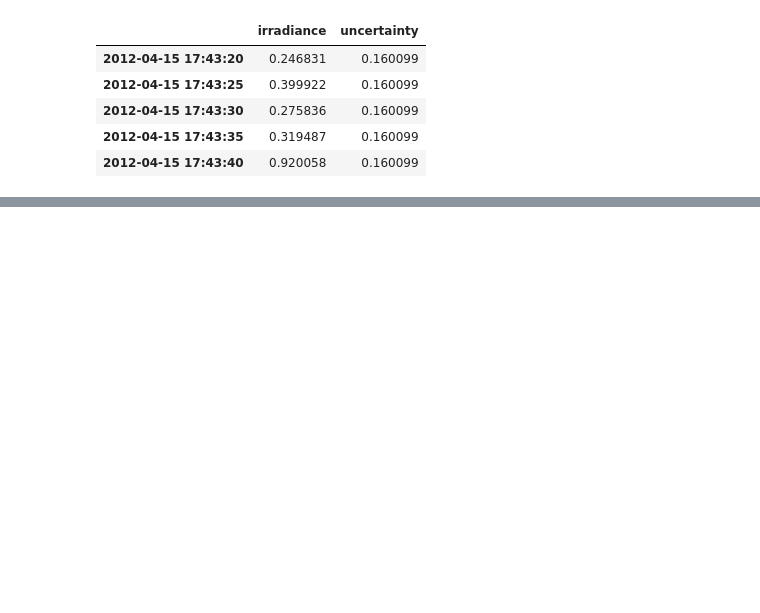
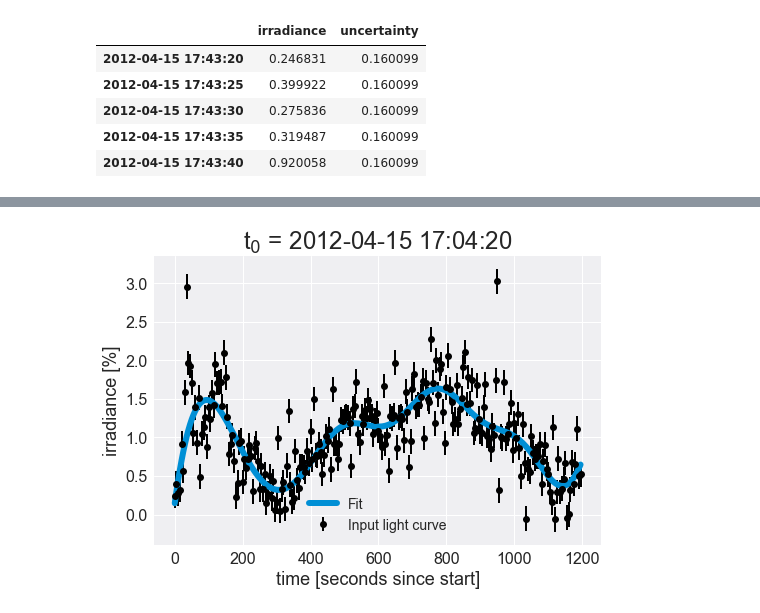
Before and after one commit to jmason86/James-s-EVE-Dimming-Index-JEDI, a Jupyter notebook: prototype_automatic_fit_coronal_dimming_light_curve.ipynb, the cells around one changed output, grey strips where cells are left out. Cells and saved outputs as stored; diff of their text form; code cells hidden in the pictures; blank space fills up the shorter version.

Commit message:
Prototype complete except for need to compute fit uncertainty

```diff
--- a/prototype_automatic_fit_coronal_dimming_light_curve.ipynb
+++ b/prototype_automatic_fit_coronal_dimming_light_curve.ipynb
@@ -174,0 +178,8 @@ best_fit_gamma = best_fit_gamma, best_fit_score
+# %%
+# Otherwise train and fit the best model
+sample_weight = 1 / uncertainty
+model = SVR(kernel='rbf', C=1e3, gamma=best_fit_gamma).fit(X, y, sample_weight)
+y_fit = model.predict(X)
+
+if verbose:
+    logger.info("Best model trained and fitted.")
@@ -174,0 +189,13 @@ best_fit_gamma = best_fit_gamma, best_fit_score
+# %%
+if plots_save_path:
+    plt.errorbar(X.ravel(), y, yerr=uncertainty, color='black', fmt='o', label='Input light curve')
+    plt.plot(X.ravel(), y_fit, linewidth=6, label='Fit')
+    plt.title("t$_0$ = " + datetimeindex_to_human(light_curve_df.index)[0])
+    plt.xlabel('time [seconds since start]')
+    plt.ylabel('irradiance [%]')
+    plt.legend(loc='best')
+    filename = plots_save_path + 'Fit t0 ' + datetimeindex_to_human(light_curve_df.index)[0] + '.png'
+    plt.savefig(filename)
+    if verbose:
+        logger.info("Fitted curve saved to %s" % filename)
+# %% [output]
@@ -174,0 +204 @@ best_fit_gamma = best_fit_gamma, best_fit_score
+[figure, added]
```
Also changed, not shown: parts of 14 cells of this notebook.
